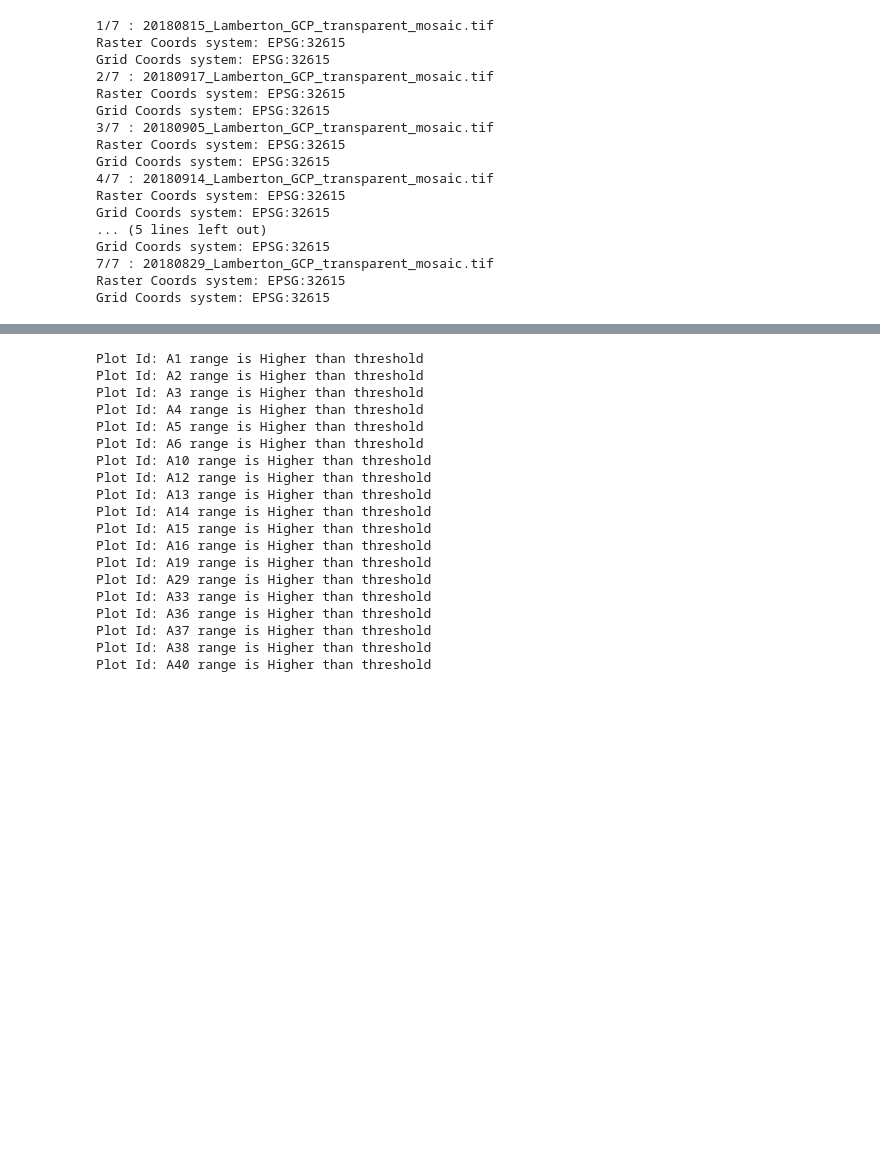
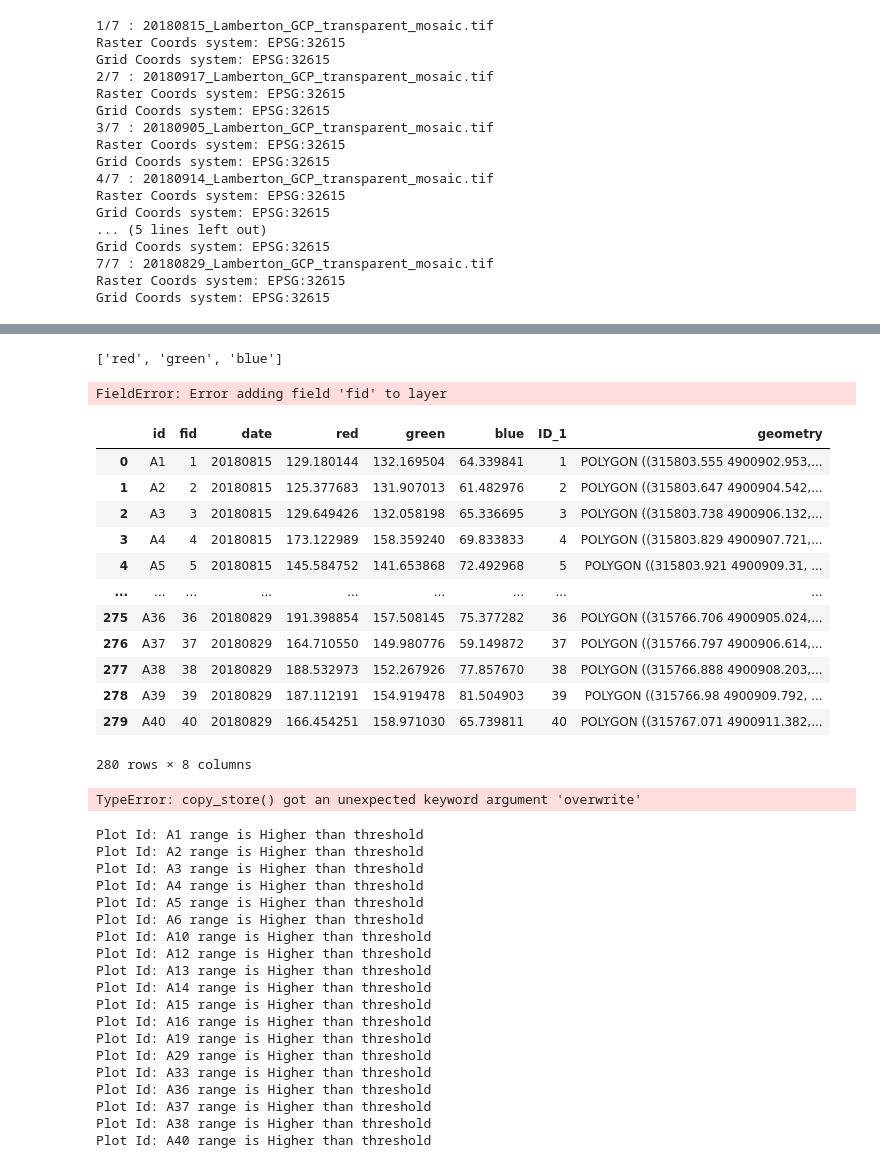
Before and after one commit to JMFiore/Pynomic, a Jupyter notebook: add_on/trialsl.ipynb, the cells around one changed output, grey strips where cells are left out. Drawn from its saved outputs; the diff is of its cells as text; code cells hidden in the pictures; blank space fills up the shorter version.

Commit message:
Upgraded_Tests

```diff
--- a/add_on/trialsl.ipynb
+++ b/add_on/trialsl.ipynb
@@ -5,6 +8,7 @@ import numpy as np
 flight_folder = "/home/juan/Desktop/PP_project/Pynomic/add_on/flights"
 flight_path = '/home/juan/Desktop/pynomic_project/Pynomics/add_on/flights/20180917_Lamberton_GCP_transparent_mosaic.tif'
 grid_path = '/home/juan/Desktop/PP_project/Pynomic/add_on/Grids/Labmert_test_grid.geojson'
+to_save = '/home/juan/Desktop/PP_project/Pynomic/add_on/zarr_data/RGB_save_test'
 # %%
 vuelos = pp.process_stack_tiff(flight_folder, grid_path,col_id = 'fid', bands_n = ['red','green', 'blue'])
 # %% [output]
@@ -27,0 +187,24 @@ Grid Coords system: EPSG:32615
+# %%
+vuelos.bands_name
+# %% [output]
+['red', 'green', 'blue']
+# %%
+df1.to_file(to_save + '/' + 'dataframe.gpkg', driver='GPKG')
+# %% [output]
+FieldError: Error adding field 'fid' to layer
+# %%
+gdf.read_file(to_save + '/' + 'dataframe.shp')
+# %% [output]
+|  | id | fid | date | red | green | blue | ID_1 | geometry |
+| 0 | A1 | 1 | 20180815 | 129.180144 | 132.169504 | 64.339841 | 1 | POLYGON ((315803.555 4900902.953,... |
+| 1 | A2 | 2 | 20180815 | 125.377683 | 131.907013 | 61.482976 | 2 | POLYGON ((315803.647 4900904.542,... |
+| 2 | A3 | 3 | 20180815 | 129.649426 | 132.058198 | 65.336695 | 3 | POLYGON ((315803.738 4900906.132,... |
+| 3 | A4 | 4 | 20180815 | 173.122989 | 158.359240 | 69.833833 | 4 | POLYGON ((315803.829 4900907.721,... |
+| 4 | A5 | 5 | 20180815 | 145.584752 | 141.653868 | 72.492968 | 5 | POLYGON ((315803.921 4900909.31, ... |
+| ... | ... | ... | ... | ... | ... | ... | ... | ... |
+| 275 | A36 | 36 | 20180829 | 191.398854 | 157.508145 | 75.377282 | 36 | POLYGON ((315766.706 4900905.024,... |
+| 276 | A37 | 37 | 20180829 | 164.710550 | 149.980776 | 59.149872 | 37 | POLYGON ((315766.797 4900906.614,... |
+| 277 | A38 | 38 | 20180829 | 188.532973 | 152.267926 | 77.857670 | 38 | POLYGON ((315766.888 4900908.203,... |
+| 278 | A39 | 39 | 20180829 | 187.112191 | 154.919478 | 81.504903 | 39 | POLYGON ((315766.98 4900909.792, ... |
+| 279 | A40 | 40 | 20180829 | 166.454251 | 158.971030 | 65.739811 | 40 | POLYGON ((315767.071 4900911.382,... |
+280 rows × 8 columns
@@ -28,3 +213,9 @@ Grid Coords system: EPSG:32615
+# %%
+
+out_store = zarr.DirectoryStore(to_save + '/' + 'raw_data')
+zarr.copy_store(vuelos.raw_data.store, out_store, overwrite = True)
+# %% [output]
+TypeError: copy_store() got an unexpected keyword argument 'overwrite'
 # %%
 vuelos.RGB_VI(Red='red',Blue='blue',Green='green')
 # %%
```
Also changed, not shown: parts of 22 cells of this notebook, 6 other files.
